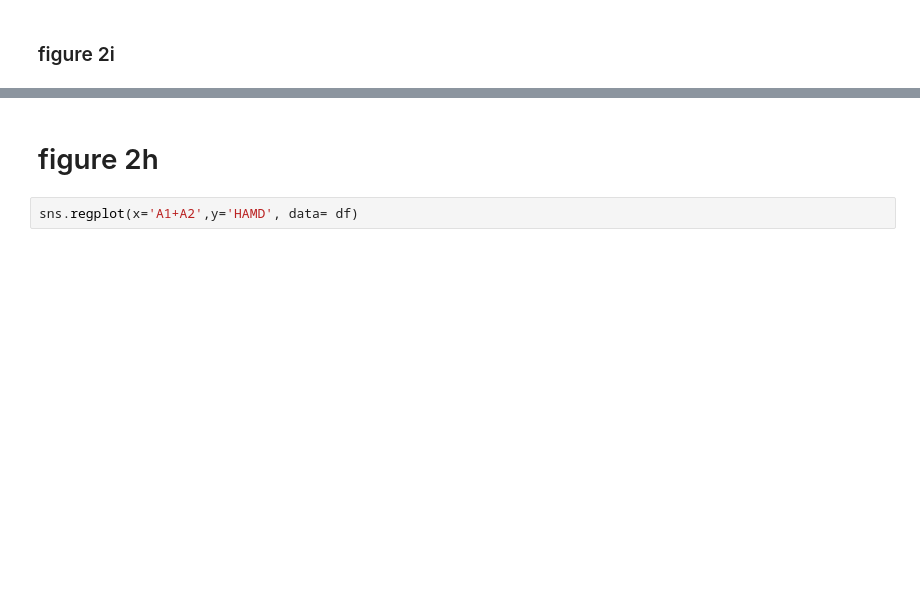
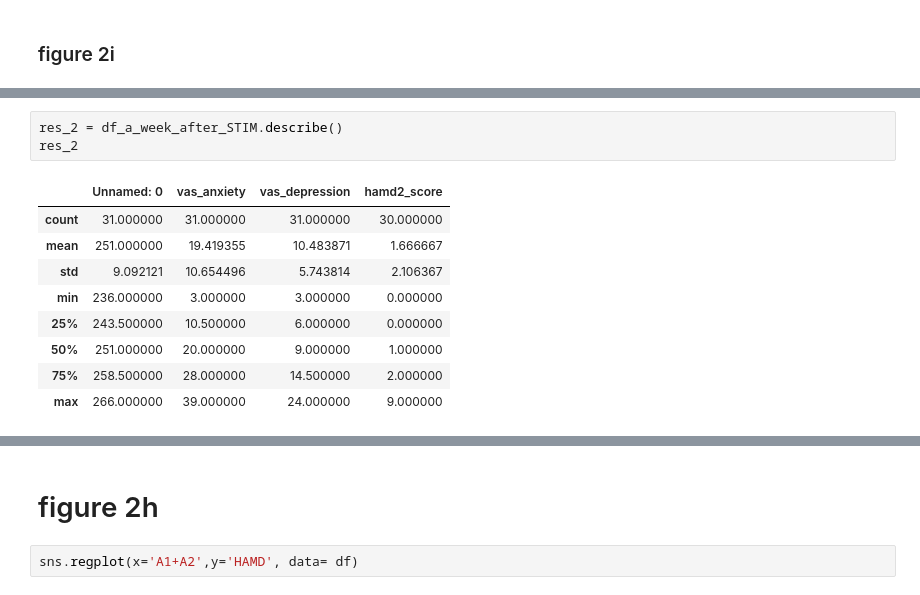
Before and after one commit to ScangosLab/closed_loop_mdd, a Jupyter notebook: Fig2h,i- number of Gamma detection by RNS.ipynb, the cells around one changed output, grey strips where cells are left out. Cells and saved outputs as stored; diff of their text form; blank space fills up the shorter version.

```diff
--- a/Fig2h,i- number of Gamma detection by RNS.ipynb
+++ b/Fig2h,i- number of Gamma detection by RNS.ipynb
@@ -120,0 +138,13 @@ plt.show()
+# %%
+res_2 = df_a_week_after_STIM.describe()
+res_2
+# %% [output]
+|  | Unnamed: 0 | vas_anxiety | vas_depression | hamd2_score |
+| count | 31.000000 | 31.000000 | 31.000000 | 30.000000 |
+| mean | 251.000000 | 19.419355 | 10.483871 | 1.666667 |
+| std | 9.092121 | 10.654496 | 5.743814 | 2.106367 |
+| min | 236.000000 | 3.000000 | 3.000000 | 0.000000 |
+| 25% | 243.500000 | 10.500000 | 6.000000 | 0.000000 |
+| 50% | 251.000000 | 20.000000 | 9.000000 | 1.000000 |
+| 75% | 258.500000 | 28.000000 | 14.500000 | 2.000000 |
+| max | 266.000000 | 39.000000 | 24.000000 | 9.000000 |
```
Also changed, not shown: parts of 7 cells of this notebook, 2 other files.
